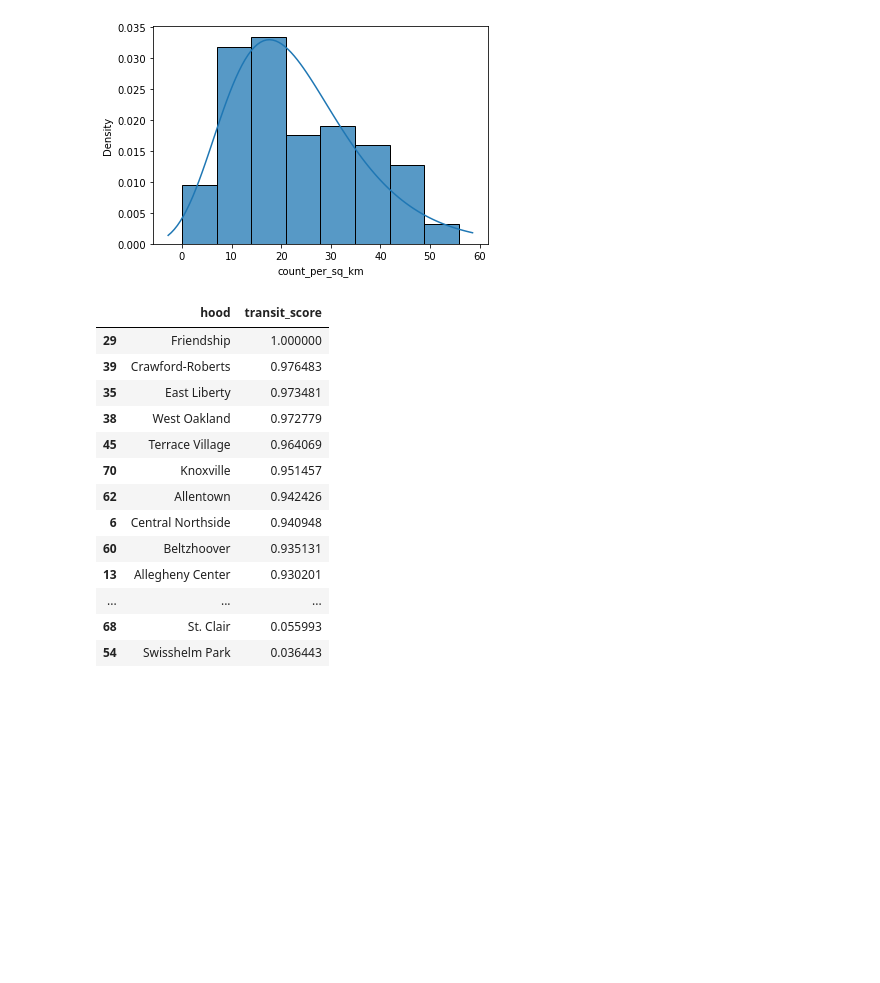
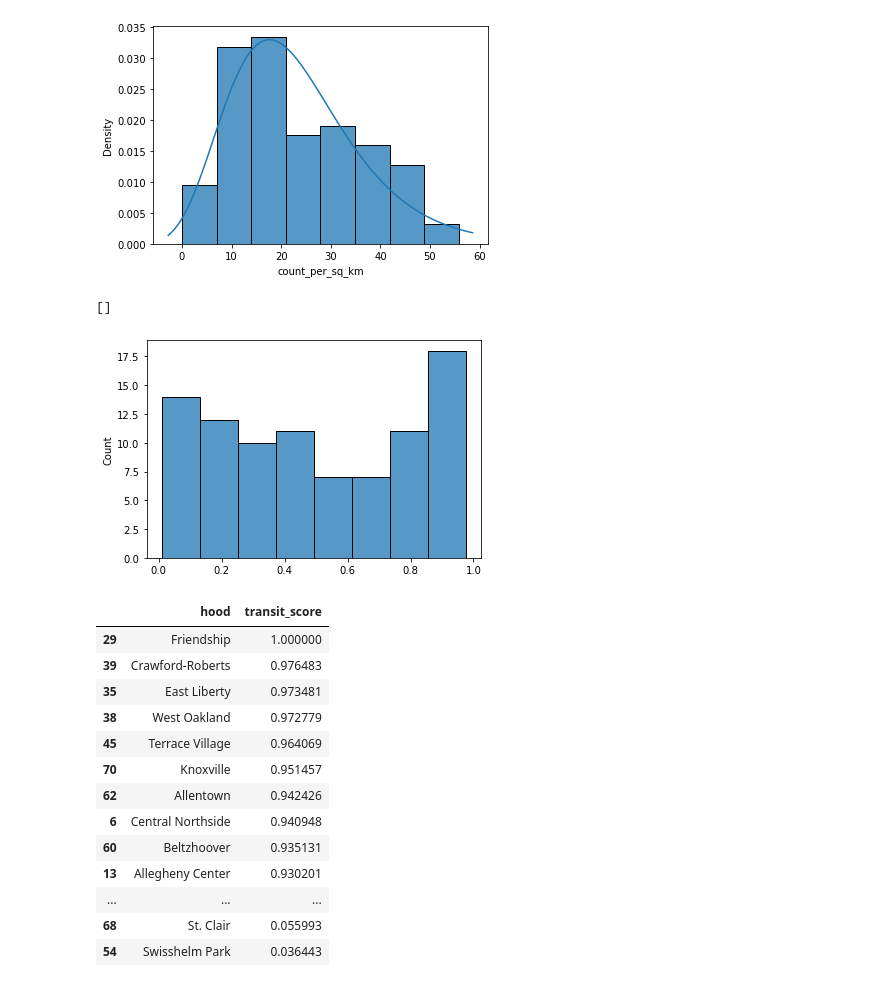
Before and after one commit to AidanLil/CMPINF0010-Final-Project-32, a Jupyter notebook: Personal Notebooks/wbiggs.ipynb, the cells around one changed output. Cells and saved outputs as stored; diff of their text form; code cells hidden in the pictures; blank space fills up the shorter version.

```diff
--- a/Personal Notebooks/wbiggs.ipynb
+++ b/Personal Notebooks/wbiggs.ipynb
@@ -50,8 +50,8 @@ hoods_points = hoods_buffer.join(stops_hoods_join.groupby('index_right').size().
 
 hoods_points['points'] = hoods_points['points'].fillna(0)
 
+# Calculate density
 hoods_points['count_per_sq_km'] = hoods_points['points'] / (hoods_points['buffer_area'] / 1000000)
-hoods_points['count_per_sq_km_scaled'] = (hoods_points['count_per_sq_km'] - hoods_points['count_per_sq_km'].min()) / (hoods_points['count_per_sq_km'].max() - hoods_points['count_per_sq_km'].min())
 
 hoods_points['buf_geom'] = hoods_points['geometry']
 hoods_points['geometry'] = hoods_points['old_geom']
@@ -73,4 +74,13 @@ countplot.plot(space, stats.lognorm.pdf(space, s, loc, scale))
 # %% [output]
 [<matplotlib.lines.Line2D at 0x...>]
 [figure]
+# %%
+transformed = stats.lognorm.cdf(hoods_points['count_per_sq_km'], s, loc, scale)
+
+# It's now roughly more uniform
+transformedplot = sns.histplot(transformed)
+transformedplot.plot()
+# %% [output]
+[]
+[figure, added]
 # %%
```
Also changed, not shown: parts of 5 cells of this notebook, 1 other file.
